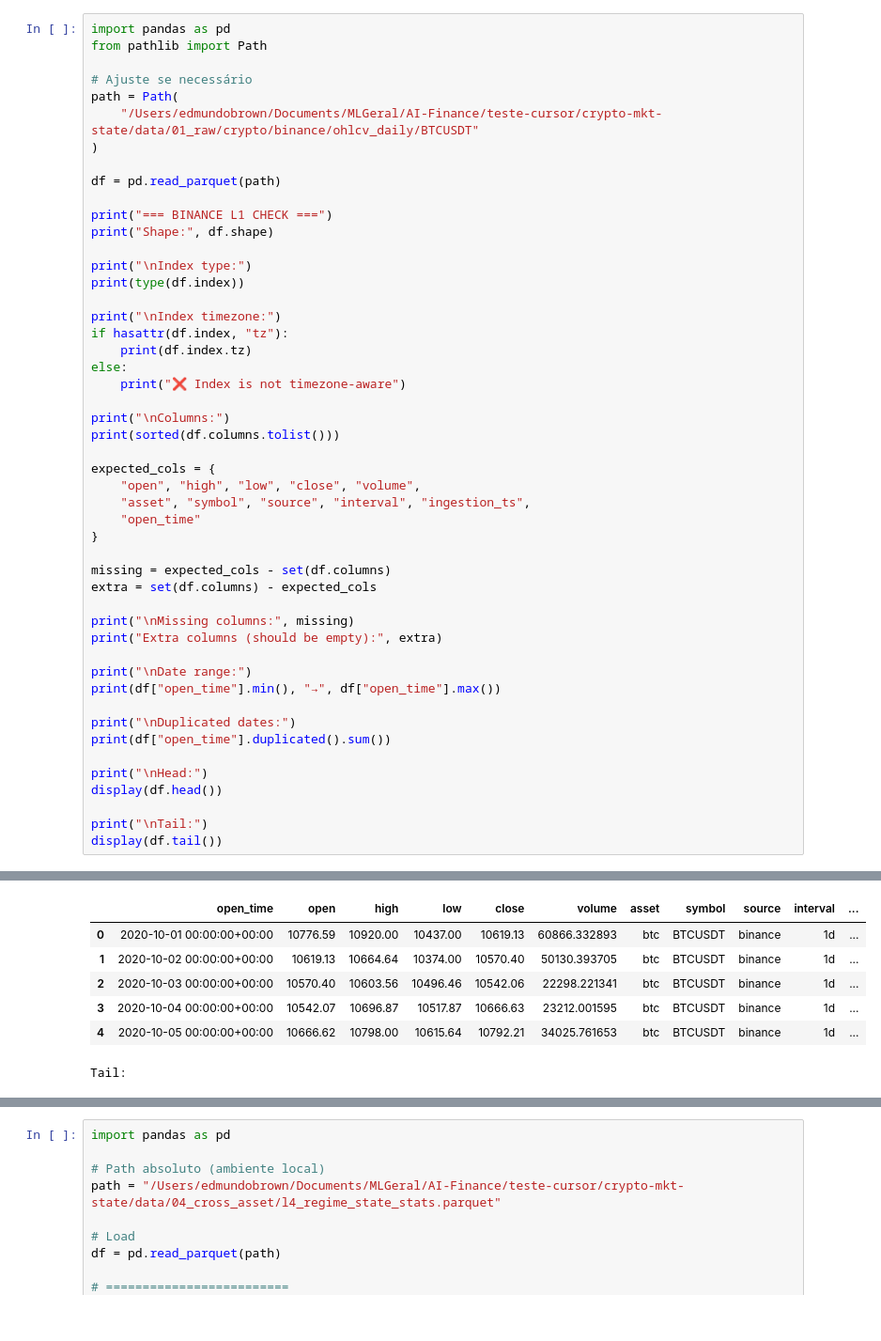
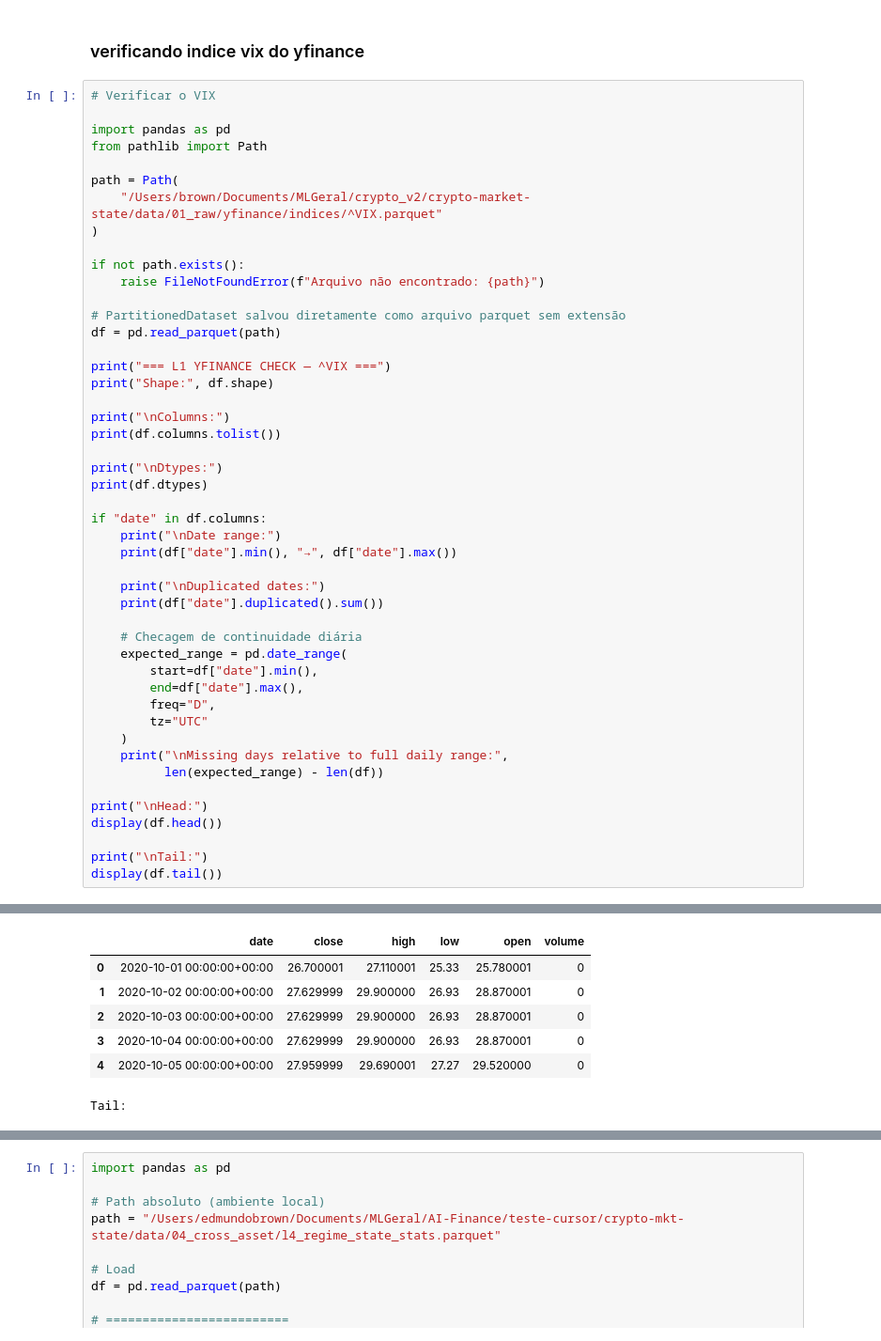
Before and after one commit to essington62/crypto-market-state, a Jupyter notebook: notebooks/assessment.ipynb, the cells around one changed output, grey strips where cells are left out. Shown at 94% size. Saved outputs shown, nothing was run; the diff lists cells and outputs as text.

```diff
--- a/notebooks/assessment.ipynb
+++ b/notebooks/assessment.ipynb
@@ -1,46 +49,46 @@
+# %% [markdown]
+### verificando indice vix do yfinance
 # %%
+# Verificar o VIX
+
 import pandas as pd
 from pathlib import Path
 
-# Ajuste se necessário
 path = Path(
-    "/Users/edmundobrown/Documents/MLGeral/AI-Finance/teste-cursor/crypto-mkt-state/data/01_raw/crypto/binance/ohlcv_daily/BTCUSDT"
+    "/Users/brown/Documents/MLGeral/crypto_v2/crypto-market-state/data/01_raw/yfinance/indices/^VIX.parquet"
 )
 
+if not path.exists():
+    raise FileNotFoundError(f"Arquivo não encontrado: {path}")
+
+# PartitionedDataset salvou diretamente como arquivo parquet sem extensão
 df = pd.read_parquet(path)
 
-print("=== BINANCE L1 CHECK ===")
+print("=== L1 YFINANCE CHECK — ^VIX ===")
 print("Shape:", df.shape)
 
-print("\nIndex type:")
-print(type(df.index))
+print("\nColumns:")
+print(df.columns.tolist())
 
-print("\nIndex timezone:")
-if hasattr(df.index, "tz"):
-    print(df.index.tz)
-else:
-    print("❌ Index is not timezone-aware")
+print("\nDtypes:")
+print(df.dtypes)
 
-print("\nColumns:")
-print(sorted(df.columns.tolist()))
+if "date" in df.columns:
+    print("\nDate range:")
+    print(df["date"].min(), "→", df["date"].max())
 
-expected_cols = {
-    "open", "high", "low", "close", "volume",
-    "asset", "symbol", "source", "interval", "ingestion_ts",
-    "open_time"
-}
+    print("\nDuplicated dates:")
+    print(df["date"].duplicated().sum())
 
-missing = expected_cols - set(df.columns)
-extra = set(df.columns) - expected_cols
-
-print("\nMissing columns:", missing)
-print("Extra columns (should be empty):", extra)
-
-print("\nDate range:")
-print(df["open_time"].min(), "→", df["open_time"].max())
-
-print("\nDuplicated dates:")
-print(df["open_time"].duplicated().sum())
+    # Checagem de continuidade diária
+    expected_range = pd.date_range(
+        start=df["date"].min(),
+        end=df["date"].max(),
+        freq="D",
+        tz="UTC"
+    )
+    print("\nMissing days relative to full daily range:",
+          len(expected_range) - len(df))
 
 print("\nHead:")
 display(df.head())
@@ -66,9 +114,9 @@ Duplicated dates:
 
 Head:
-|  | open_time | open | high | low | close | volume | asset | symbol | source | interval | ... |
-| 0 | 2020-10-01 00:00:00+00:00 | 10776.59 | 10920.00 | 10437.00 | 10619.13 | 60866.332893 | btc | BTCUSDT | binance | 1d | ... |
-| 1 | 2020-10-02 00:00:00+00:00 | 10619.13 | 10664.64 | 10374.00 | 10570.40 | 50130.393705 | btc | BTCUSDT | binance | 1d | ... |
-| 2 | 2020-10-03 00:00:00+00:00 | 10570.40 | 10603.56 | 10496.46 | 10542.06 | 22298.221341 | btc | BTCUSDT | binance | 1d | ... |
-| 3 | 2020-10-04 00:00:00+00:00 | 10542.07 | 10696.87 | 10517.87 | 10666.63 | 23212.001595 | btc | BTCUSDT | binance | 1d | ... |
-| 4 | 2020-10-05 00:00:00+00:00 | 10666.62 | 10798.00 | 10615.64 | 10792.21 | 34025.761653 | btc | BTCUSDT | binance | 1d | ... |
+|  | date | close | high | low | open | volume |
+| 0 | 2020-10-01 00:00:00+00:00 | 26.700001 | 27.110001 | 25.33 | 25.780001 | 0 |
+| 1 | 2020-10-02 00:00:00+00:00 | 27.629999 | 29.900000 | 26.93 | 28.870001 | 0 |
+| 2 | 2020-10-03 00:00:00+00:00 | 27.629999 | 29.900000 | 26.93 | 28.870001 | 0 |
+| 3 | 2020-10-04 00:00:00+00:00 | 27.629999 | 29.900000 | 26.93 | 28.870001 | 0 |
+| 4 | 2020-10-05 00:00:00+00:00 | 27.959999 | 29.690001 | 27.27 | 29.520000 | 0 |
 Tail:
```
Also changed, not shown: parts of 5 cells of this notebook, 10 other files.
